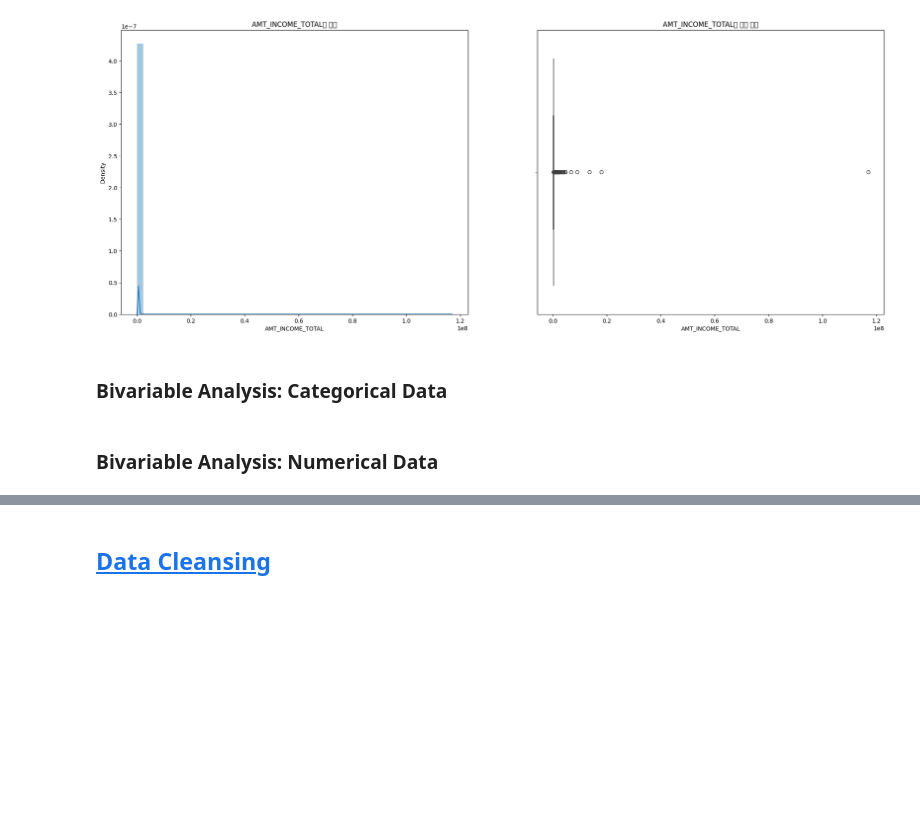
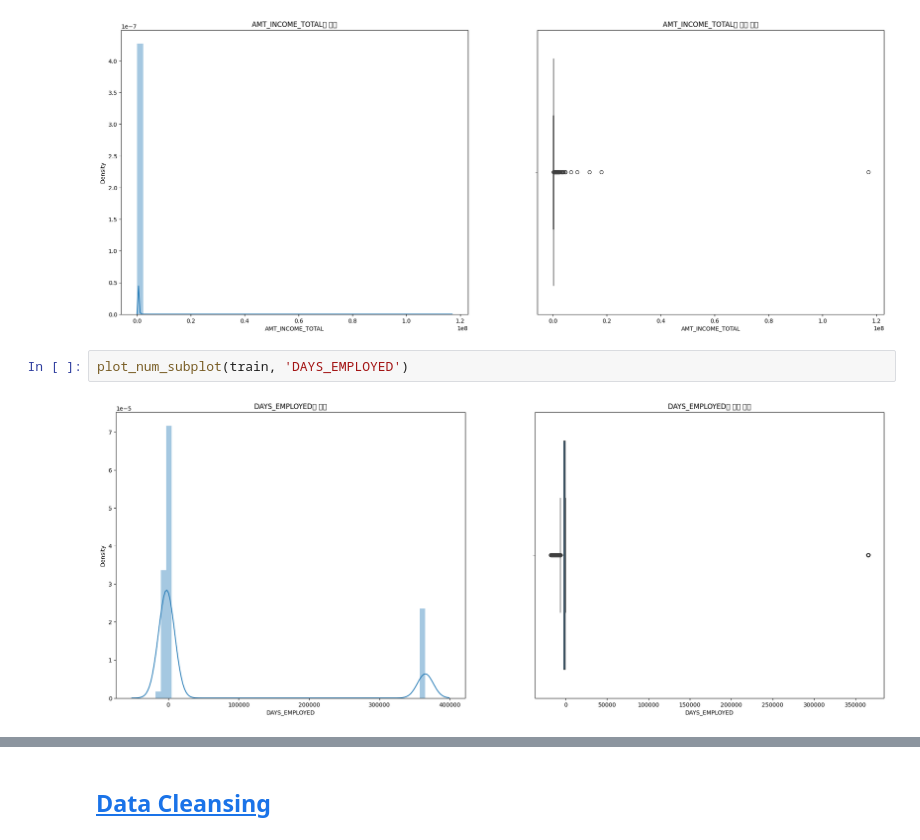
Before and after one commit to dongchanlim/MSBA, a Jupyter notebook: CapstoneProject/notebooks/EDA/EDA.ipynb, the cells around one changed output, grey strips where cells are left out. Saved outputs shown, nothing was run; the diff lists cells and outputs as text; blank space fills up the shorter version.

```diff
--- a/CapstoneProject/notebooks/EDA/EDA.ipynb
+++ b/CapstoneProject/notebooks/EDA/EDA.ipynb
@@ -423,7 +436,7 @@ plot_num_boxplot(train, 'CNT_CHILDREN')
 plot_num_subplot(train, 'AMT_INCOME_TOTAL')
 # %% [output]
 [figure]
-# %% [markdown]
-### Bivariable Analysis: Categorical Data
-# %% [markdown]
-### Bivariable Analysis: Numerical Data
+# %%
+plot_num_subplot(train, 'DAYS_EMPLOYED')
+# %% [output]
+[figure, added]
```
Also changed, not shown: parts of 27 cells of this notebook, 1 other file.
